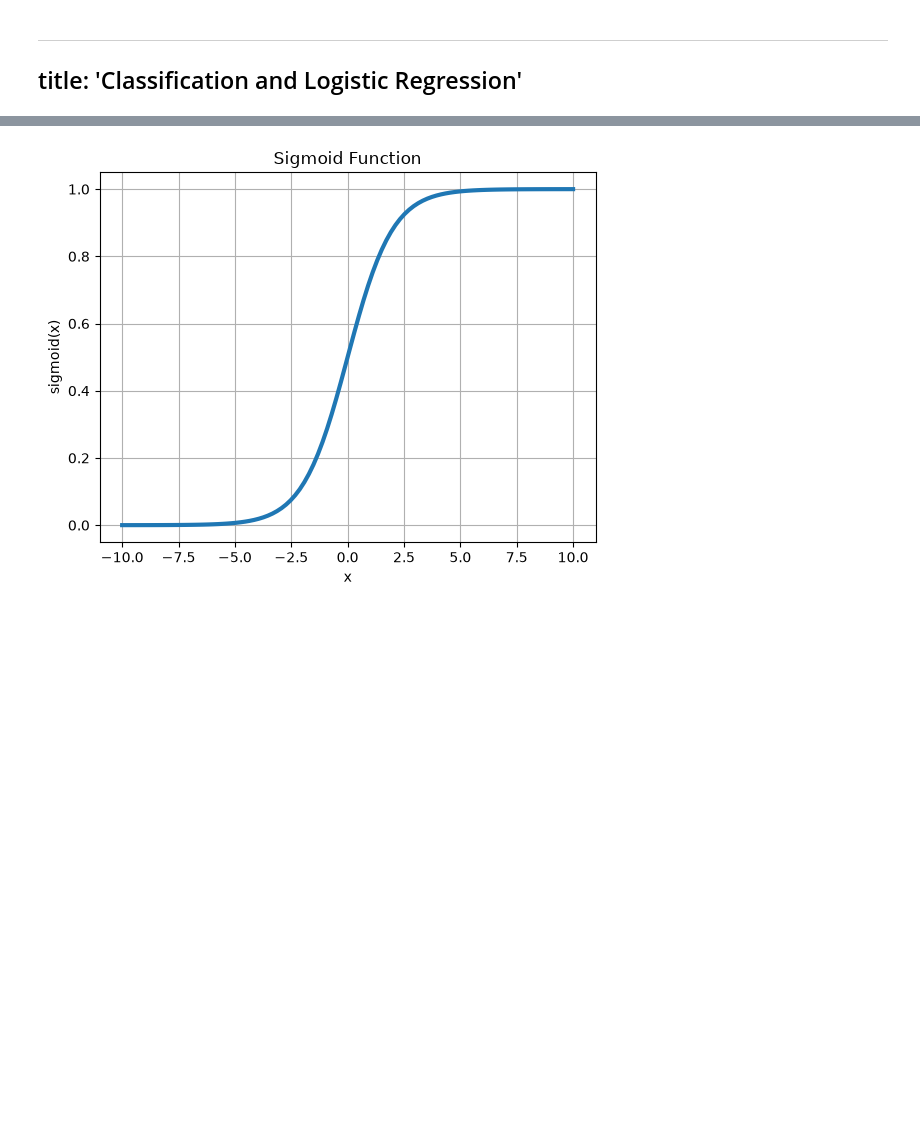
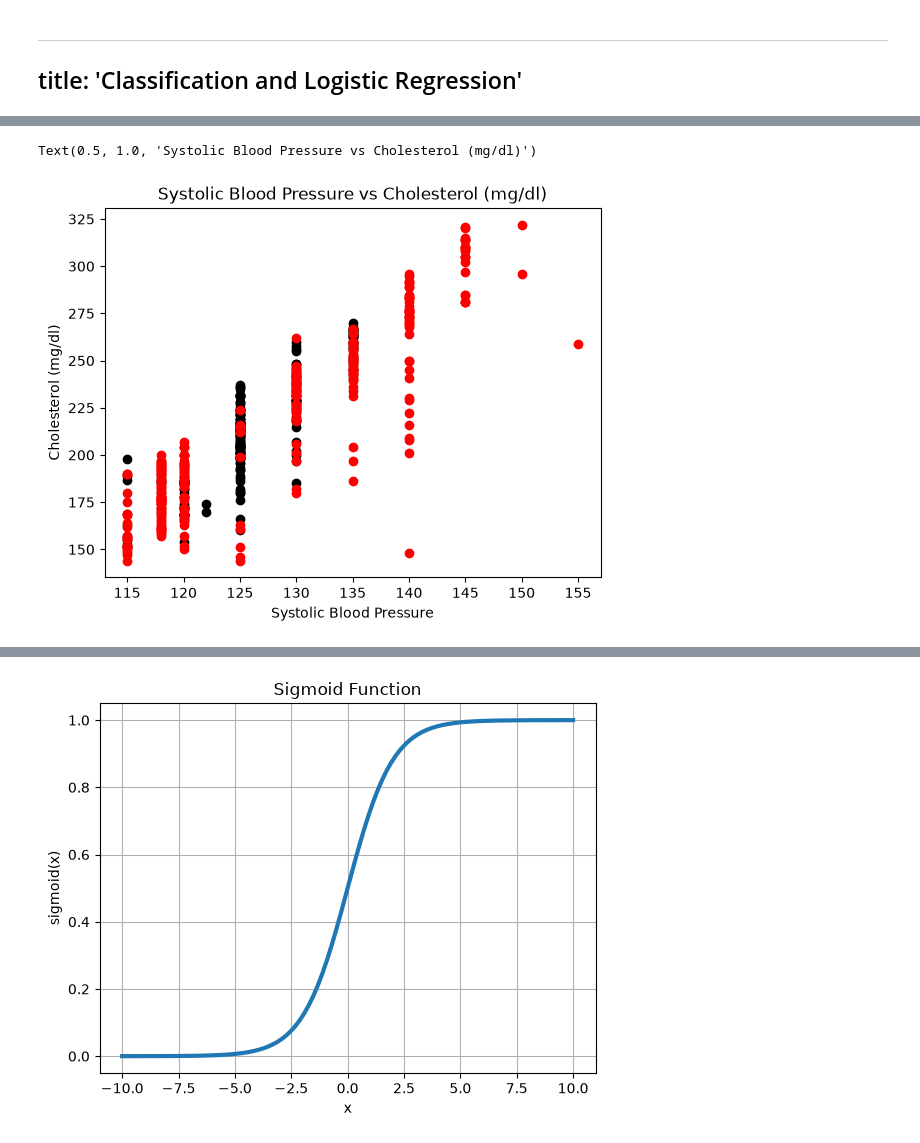
Before and after one commit to curtis-chris/Math_540_Fall_2026, a Jupyter notebook: Lecture_Notes_and_Code/Regression_and_Sparsity/Classification_and_Logistic_Regression.ipynb, the cells around one changed output, grey strips where cells are left out. Drawn from its saved outputs; the diff is of its cells as text; code cells hidden in the pictures; blank space fills up the shorter version.

```diff
--- a/Lecture_Notes_and_Code/Regression_and_Sparsity/Classification_and_Logistic_Regression.ipynb
+++ b/Lecture_Notes_and_Code/Regression_and_Sparsity/Classification_and_Logistic_Regression.ipynb
@@ -34,0 +66,9 @@ Here, the *sigmoid* function $\sigma(x)$ is introduced.
+# %%
+plt.scatter(systolic_bp[healthy], chol[healthy], c='k')
+plt.scatter(systolic_bp[unhealthy], chol[unhealthy], c='r')
+plt.xlabel('Systolic Blood Pressure')
+plt.ylabel('Cholesterol (mg/dl)')
+plt.title('Systolic Blood Pressure vs Cholesterol (mg/dl)')
+# %% [output]
+Text(0.5, 1.0, 'Systolic Blood Pressure vs Cholesterol (mg/dl)')
+[figure, added]
```
Also changed, not shown: parts of 8 cells of this notebook.
